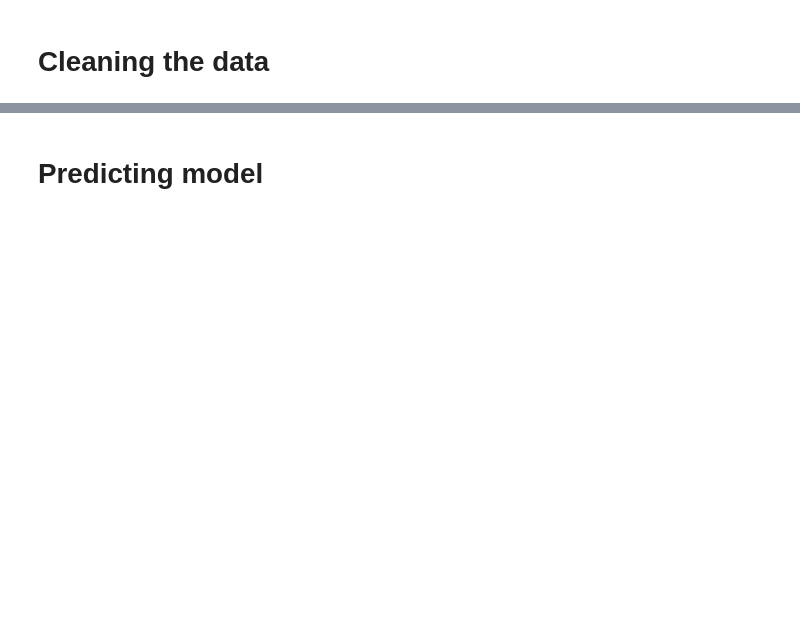
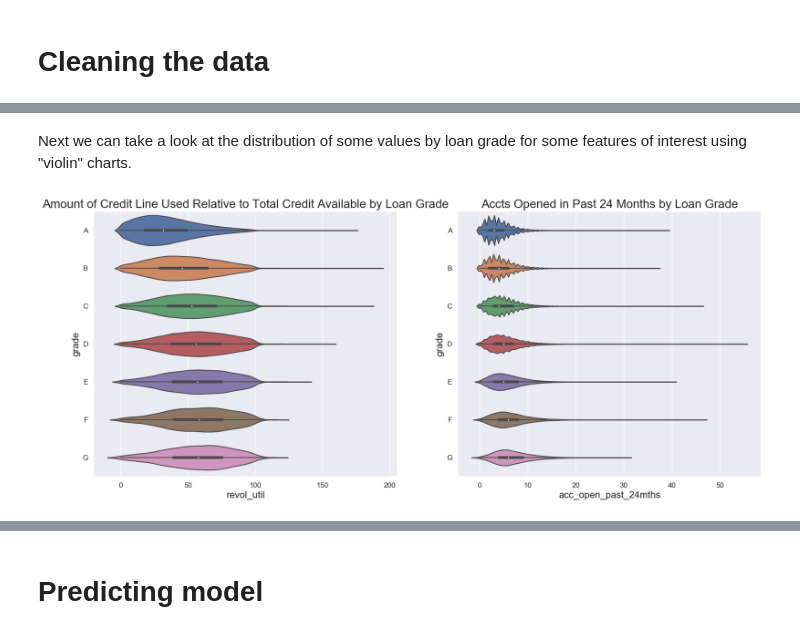
Before and after one commit to antoinecomp/multiclass_prediction, a Jupyter notebook: Loans.ipynb, the cells around one changed output, grey strips where cells are left out. Cells and saved outputs as stored; diff of their text form; code cells hidden in the pictures; blank space fills up the shorter version.

```diff
--- a/Loans.ipynb
+++ b/Loans.ipynb
@@ -417,0 +273,26 @@ distributed.comm.tcp - WARNING - Closing dangling stream in <TCP  local=tcp://12
+# %% [markdown]
+Next we can take a look at the distribution of some values by loan grade for some features of interest using "violin" charts.
+# %%
+import matplotlib.pyplot as plt
+import seaborn as sns
+
+sns.set()
+plt.rcParams["figure.figsize"] = (20,8)
+plt.rcParams["axes.titlesize"] = 18
+plt.rcParams["axes.labelsize"] = 16
+plt.rcParams["xtick.labelsize"] = 12
+plt.rcParams["ytick.labelsize"] = 12
+
+# Create violinplot
+plt.subplot(121)
+v1 = sns.violinplot(x = "revol_util", y="grade", data=df)
+v1.axes.set_title("Amount of Credit Line Used Relative to Total Credit Available by Loan Grade", fontsize=20)
+
+plt.subplot(122)
+v2 = sns.violinplot(x = "acc_open_past_24mths", y="grade", data=df)
+v2.axes.set_title("Accts Opened in Past 24 Months by Loan Grade", fontsize=20)
+
+# Show the plot
+plt.show()
+# %% [output]
+[figure, added]
```
Also changed, not shown: parts of 71 cells of this notebook, 2 other files.
